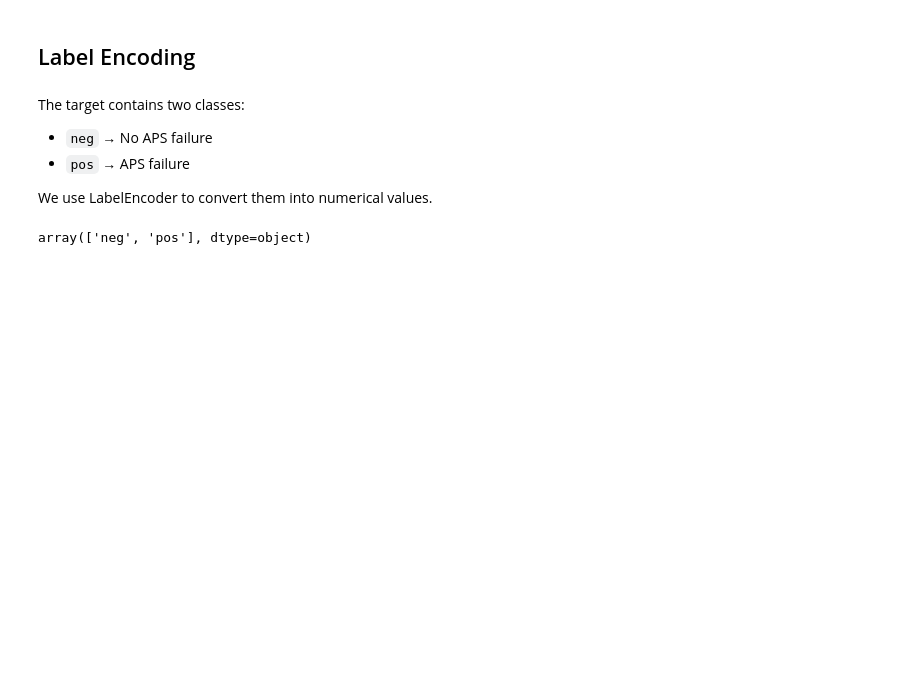
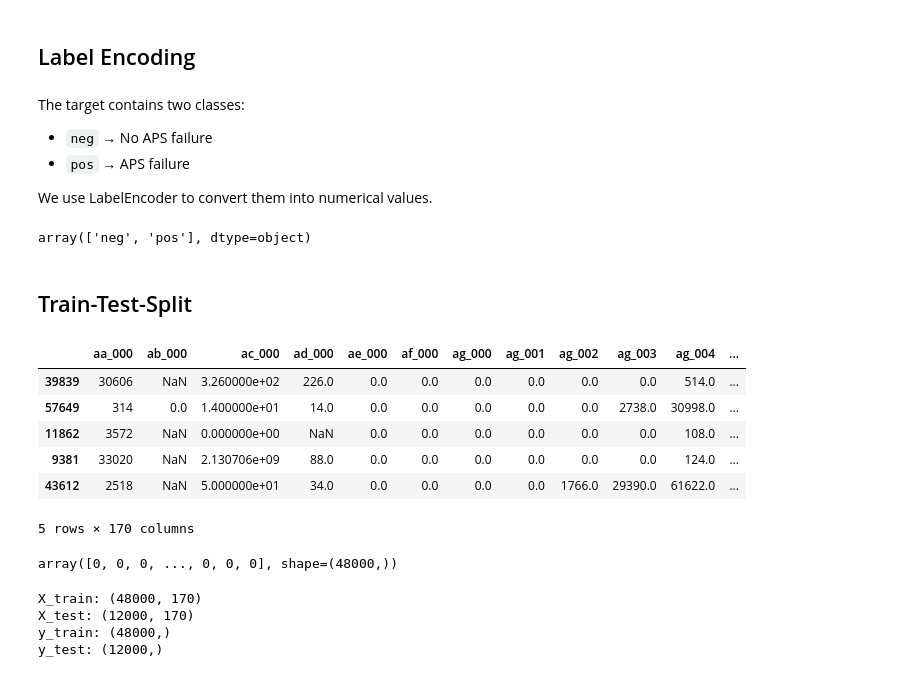
Before and after one commit to Rupesh-Mane/air-pressure-system-failure-prediction, a Jupyter notebook: notebooks/03_data_preprocessing.ipynb, the cells around one changed output. Drawn from its saved outputs; the diff is of its cells as text; code cells hidden in the pictures; blank space fills up the shorter version.

Commit message:
train-test-split data

```diff
--- a/notebooks/03_data_preprocessing.ipynb
+++ b/notebooks/03_data_preprocessing.ipynb
@@ -115,3 +115,32 @@ pos → 1
 """
 # %% [output]
 array(['neg', 'pos'], dtype=object)
+# %% [markdown]
+## Train-Test-Split
+# %%
+x_train,x_test,y_train,y_test=train_test_split(x,y,test_size=0.2,random_state=42,stratify=y)
+# %%
+x_train.head()
+# %% [output]
+|  | aa_000 | ab_000 | ac_000 | ad_000 | ae_000 | af_000 | ag_000 | ag_001 | ag_002 | ag_003 | ag_004 | ... |
+| 39839 | 30606 | NaN | 3.260000e+02 | 226.0 | 0.0 | 0.0 | 0.0 | 0.0 | 0.0 | 0.0 | 514.0 | ... |
+| 57649 | 314 | 0.0 | 1.400000e+01 | 14.0 | 0.0 | 0.0 | 0.0 | 0.0 | 0.0 | 2738.0 | 30998.0 | ... |
+| 11862 | 3572 | NaN | 0.000000e+00 | NaN | 0.0 | 0.0 | 0.0 | 0.0 | 0.0 | 0.0 | 108.0 | ... |
+| 9381 | 33020 | NaN | 2.130706e+09 | 88.0 | 0.0 | 0.0 | 0.0 | 0.0 | 0.0 | 0.0 | 124.0 | ... |
+| 43612 | 2518 | NaN | 5.000000e+01 | 34.0 | 0.0 | 0.0 | 0.0 | 0.0 | 1766.0 | 29390.0 | 61622.0 | ... |
+5 rows × 170 columns
+# %%
+y_train
+# %% [output]
+array([0, 0, 0, ..., 0, 0, 0], shape=(48000,))
+# %%
+print("X_train:", x_train.shape)
+print("X_test:", x_test.shape)
+
+print("y_train:", y_train.shape)
+print("y_test:", y_test.shape)
+# %% [output]
+X_train: (48000, 170)
+X_test: (12000, 170)
+y_train: (48000,)
+y_test: (12000,)
```
